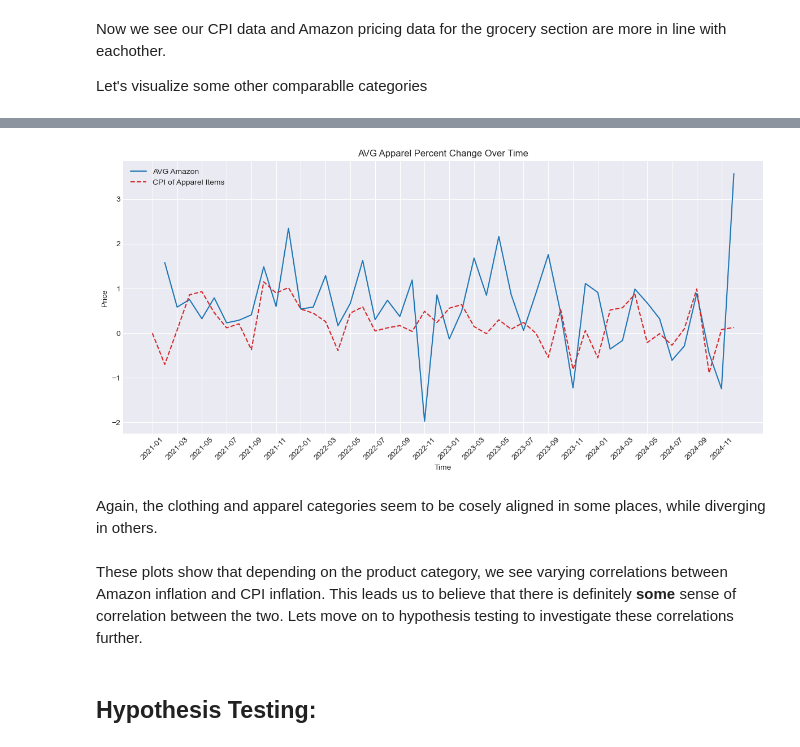
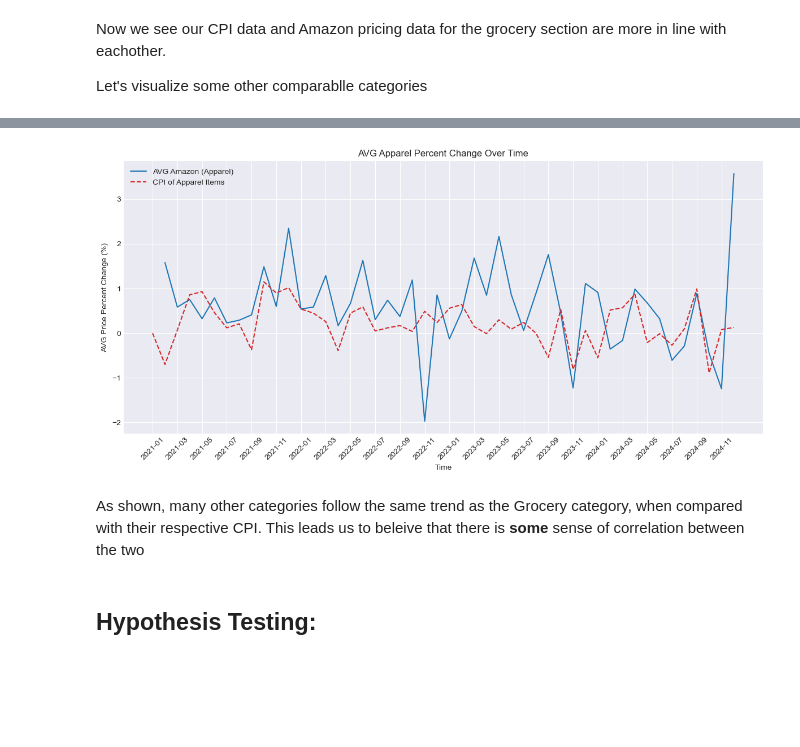
Before and after one commit to domwrm/Amazon-Pricing-Anlysis, a Jupyter notebook: FinalProject_Group031_WI25.ipynb, the cells around one changed output, grey strips where cells are left out. Cells and saved outputs as stored; diff of their text form; code cells hidden in the pictures; blank space fills up the shorter version.

```diff
--- a/FinalProject_Group031_WI25.ipynb
+++ b/FinalProject_Group031_WI25.ipynb
@@ -1035,38 +1001,36 @@ plt.show()
 # %%
 #Apparel
 apparel_avg = clothing_shoes_and_jewelry_perc_diff.mean(axis=0, skipna=True)
 
 apparelCPI = apparel_perc.iloc[0, :].astype(float)  # Convert to float
 
 # Create the plot
 plt.figure(figsize=(12, 6))
 
 # Plot Arizona prices (smooth line without markers)
-plt.plot(dates, apparel_avg, linestyle="-", color="tab:blue", label="AVG Amazon")
+plt.plot(dates, apparel_avg, linestyle="-", color="tab:blue", label="AVG Amazon (Apparel)")
 
 # Plot Grocery and Foods prices (smooth line without markers)
 plt.plot(dates, apparelCPI, linestyle="--", color="tab:red", label="CPI of Apparel Items")
 
 # Customize x-axis ticks (show only some dates)
 selected_dates = dates[::2]  # Show every 2nd date (e.g., Jan, Mar, May, etc.)
 plt.xticks(selected_dates, rotation=45)  # Rotate x-axis labels for better readability
 
 # Add labels and title
 plt.xlabel("Time")
-plt.ylabel("Price")
+plt.ylabel("AVG Price Percent Change (%)")
 plt.title("AVG Apparel Percent Change Over Time")
 plt.legend()
 plt.grid(True)
 plt.tight_layout()
 
 # Show the plot
 plt.show()
 # %% [output]
-[figure, old version]
+[figure, new version]
-# %% [markdown]
-Again, the clothing and apparel categories seem to be cosely aligned in some places, while diverging in others.
-# %% [markdown]
-These plots show that depending on the product category, we see varying correlations between Amazon inflation and CPI inflation. This leads us to believe that there is definitely **some** sense of correlation between the two. Lets move on to hypothesis testing to investigate these correlations further.
+# %% [markdown]
+As shown, many other categories follow the same trend as the Grocery category, when compared with their respective CPI. This leads us to beleive that there is **some** sense of correlation between the two
 # %% [markdown]
 ## Hypothesis Testing:
 # %% [markdown]
```
Also changed, not shown: parts of 39 cells of this notebook.
